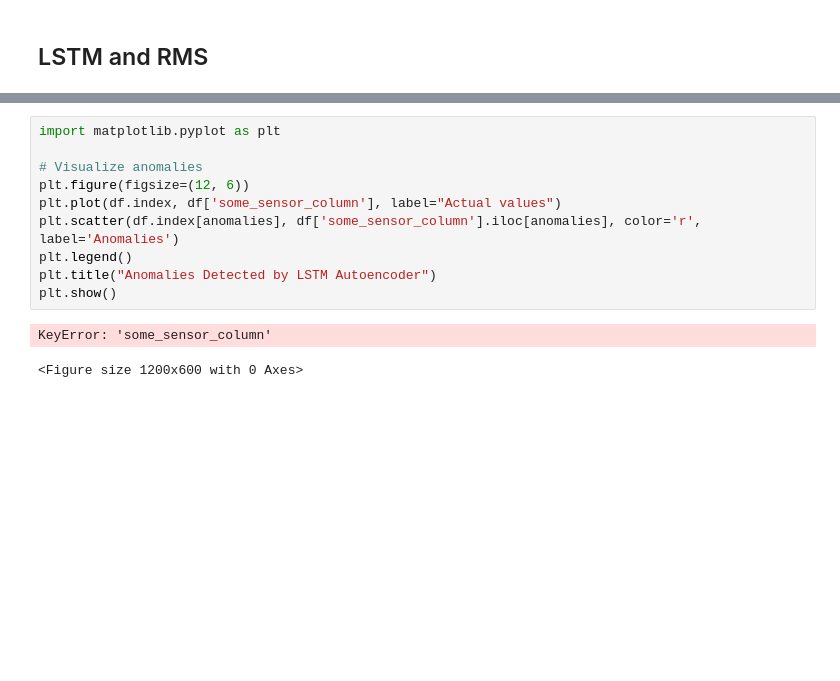
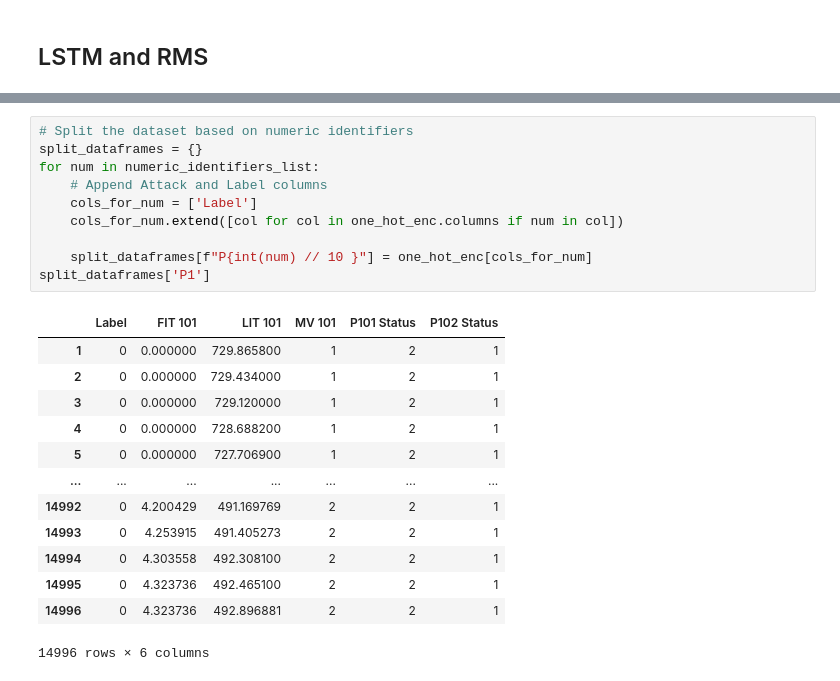
Before and after one commit to Coartix/MLsecu, a Jupyter notebook: MLsecuProject.ipynb, the cells around one changed output, grey strips where cells are left out. Cells and saved outputs as stored; diff of their text form; blank space fills up the shorter version.

Commit message:
LSTM poc

```diff
--- a/MLsecuProject.ipynb
+++ b/MLsecuProject.ipynb
@@ -466,13 +371,24 @@ anomalies = np.where(rms_deviation > threshold)
-# %%
-import matplotlib.pyplot as plt
-
-# Visualize anomalies
-plt.figure(figsize=(12, 6))
-plt.plot(df.index, df['some_sensor_column'], label="Actual values")
-plt.scatter(df.index[anomalies], df['some_sensor_column'].iloc[anomalies], color='r', label='Anomalies')
-plt.legend()
-plt.title("Anomalies Detected by LSTM Autoencoder")
-plt.show()
-# %% [output]
-KeyError: 'some_sensor_column'
-<Figure size 1200x600 with 0 Axes>
+# %%
+# Split the dataset based on numeric identifiers
+split_dataframes = {}
+for num in numeric_identifiers_list:
+    # Append Attack and Label columns
+    cols_for_num = ['Label']
+    cols_for_num.extend([col for col in one_hot_enc.columns if num in col])
+
+    split_dataframes[f"P{int(num) // 10 }"] = one_hot_enc[cols_for_num]
+split_dataframes['P1']
+# %% [output]
+|  | Label | FIT 101 | LIT 101 | MV 101 | P101 Status | P102 Status |
+| 1 | 0 | 0.000000 | 729.865800 | 1 | 2 | 1 |
+| 2 | 0 | 0.000000 | 729.434000 | 1 | 2 | 1 |
+| 3 | 0 | 0.000000 | 729.120000 | 1 | 2 | 1 |
+| 4 | 0 | 0.000000 | 728.688200 | 1 | 2 | 1 |
+| 5 | 0 | 0.000000 | 727.706900 | 1 | 2 | 1 |
+| ... | ... | ... | ... | ... | ... | ... |
+| 14992 | 0 | 4.200429 | 491.169769 | 2 | 2 | 1 |
+| 14993 | 0 | 4.253915 | 491.405273 | 2 | 2 | 1 |
+| 14994 | 0 | 4.303558 | 492.308100 | 2 | 2 | 1 |
+| 14995 | 0 | 4.323736 | 492.465100 | 2 | 2 | 1 |
+| 14996 | 0 | 4.323736 | 492.896881 | 2 | 2 | 1 |
+14996 rows × 6 columns
```
Also changed, not shown: parts of 17 cells of this notebook.
